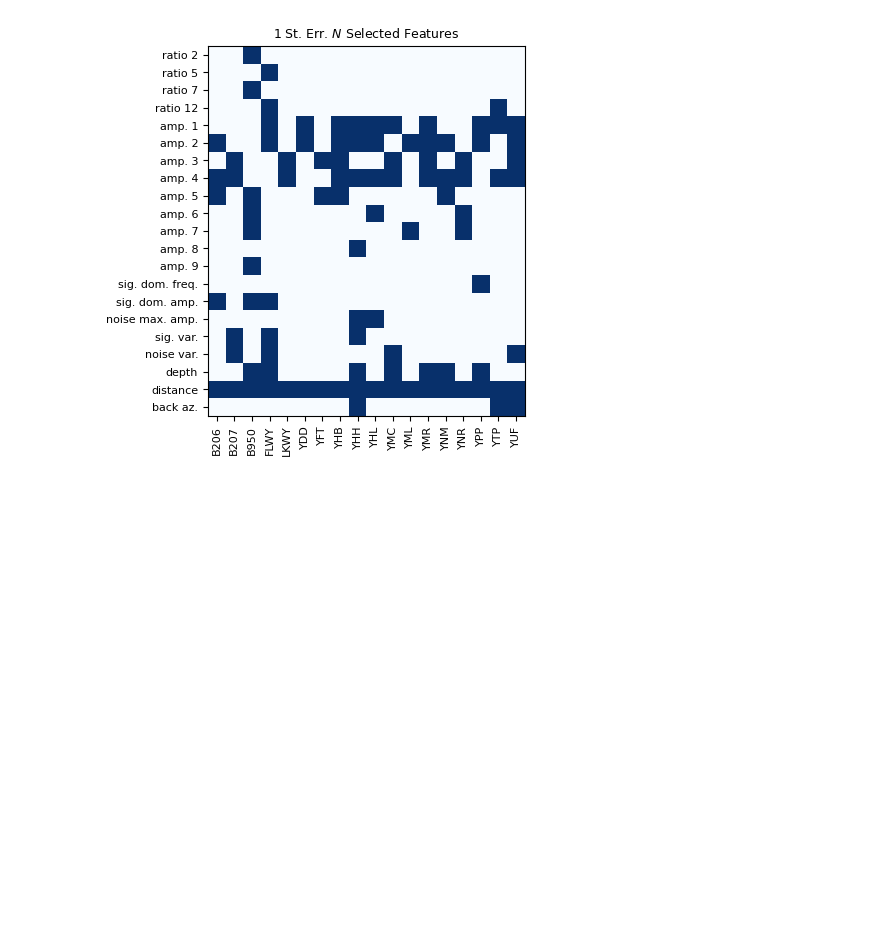
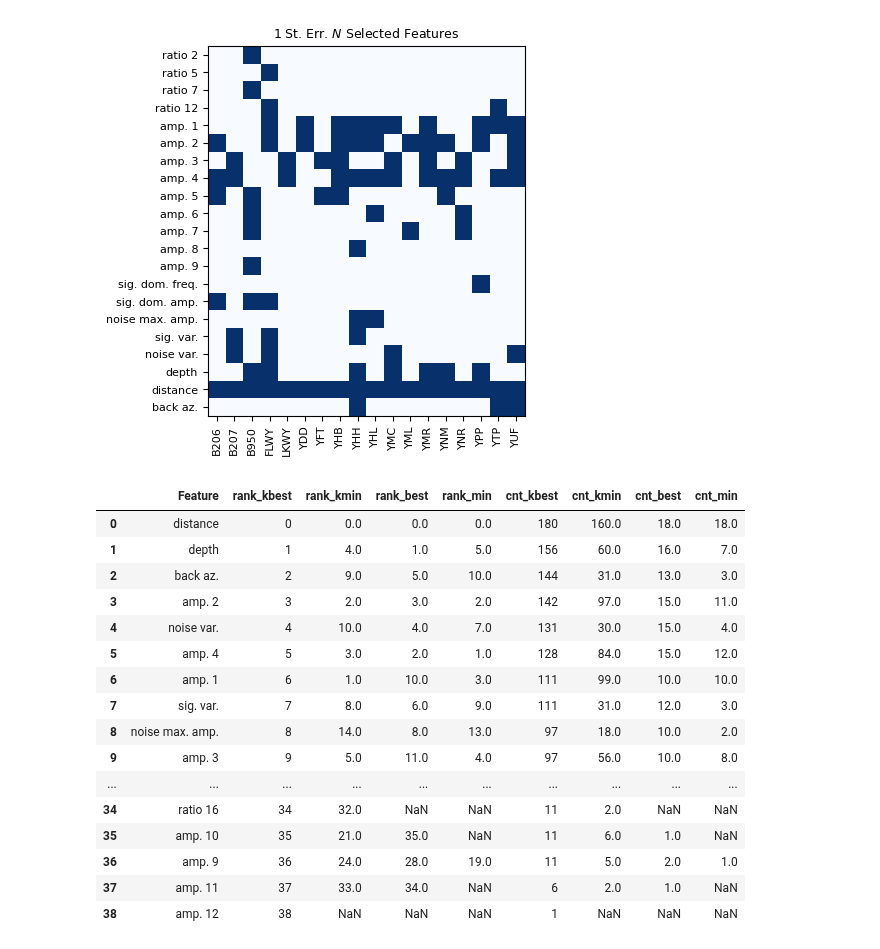
Before and after one commit to armstrong06/featmag, a Jupyter notebook: notebooks_feature_selection/rfecvAllSStationsResults.ipynb, the cells around one changed output. Cells and saved outputs as stored; diff of their text form; code cells hidden in the pictures; blank space fills up the shorter version.

Commit message:
look at feature ranks

```diff
--- a/notebooks_feature_selection/rfecvAllSStationsResults.ipynb
+++ b/notebooks_feature_selection/rfecvAllSStationsResults.ipynb
@@ -163,3 +184,6 @@ oste_feat_summary_df
 | 26 | amp. 11 | 2 |
 | 6 | ratio 7 | 1 |
 | 8 | ratio 9 | 1 |
+# %%
+oste_feat_summary_df['rank'] = np.arange(oste_feat_summary_df.shape[0])
+oste_feat_summary_df
@@ -212,3 +254,6 @@ sel_feat_summary_df
 | 9 | ratio 10 | 1 |
 | 26 | amp. 11 | 1 |
 | 25 | amp. 10 | 1 |
+# %%
+sel_feat_summary_df['rank'] = np.arange(sel_feat_summary_df.shape[0])
+sel_feat_summary_df
@@ -263,3 +326,6 @@ sel_oste_feat_summary_df
 | 11 | amp. 8 | 1 |
 | 12 | amp. 9 | 1 |
 | 13 | sig. dom. freq. | 1 |
+# %%
+sel_oste_feat_summary_df['rank'] = np.arange(sel_oste_feat_summary_df.shape[0])
+sel_oste_feat_summary_df
@@ -279,3 +363,29 @@ plotting.plot_rfecv_feature_heatmap(selected_oste_features_df,
 # %% [output]
 <matplotlib.image.AxesImage at 0x...>
 [figure]
+# %%
+sum_merge=best_feat_summary_df.merge(oste_feat_summary_df, on='Feature', suffixes=('_kbest', '_kmin'), how='outer') \
+                    .merge(sel_feat_summary_df, on="Feature", how='outer') \
+                    .merge(sel_oste_feat_summary_df, on='Feature', suffixes=('_best', '_min'), how='outer')
+# %%
+sum_merge[['Feature', 'rank_kbest',  'rank_kmin',
+                    'rank_best', 'rank_min', 'cnt_kbest',
+                      'cnt_kmin', 'cnt_best','cnt_min']]
+# %% [output]
+|  | Feature | rank_kbest | rank_kmin | rank_best | rank_min | cnt_kbest | cnt_kmin | cnt_best | cnt_min |
+| 0 | distance | 0 | 0.0 | 0.0 | 0.0 | 180 | 160.0 | 18.0 | 18.0 |
+| 1 | depth | 1 | 4.0 | 1.0 | 5.0 | 156 | 60.0 | 16.0 | 7.0 |
+| 2 | back az. | 2 | 9.0 | 5.0 | 10.0 | 144 | 31.0 | 13.0 | 3.0 |
+| 3 | amp. 2 | 3 | 2.0 | 3.0 | 2.0 | 142 | 97.0 | 15.0 | 11.0 |
+| 4 | noise var. | 4 | 10.0 | 4.0 | 7.0 | 131 | 30.0 | 15.0 | 4.0 |
+| 5 | amp. 4 | 5 | 3.0 | 2.0 | 1.0 | 128 | 84.0 | 15.0 | 12.0 |
+| 6 | amp. 1 | 6 | 1.0 | 10.0 | 3.0 | 111 | 99.0 | 10.0 | 10.0 |
+| 7 | sig. var. | 7 | 8.0 | 6.0 | 9.0 | 111 | 31.0 | 12.0 | 3.0 |
+| 8 | noise max. amp. | 8 | 14.0 | 8.0 | 13.0 | 97 | 18.0 | 10.0 | 2.0 |
+| 9 | amp. 3 | 9 | 5.0 | 11.0 | 4.0 | 97 | 56.0 | 10.0 | 8.0 |
+| ... | ... | ... | ... | ... | ... | ... | ... | ... | ... |
+| 34 | ratio 16 | 34 | 32.0 | NaN | NaN | 11 | 2.0 | NaN | NaN |
+| 35 | amp. 10 | 35 | 21.0 | 35.0 | NaN | 11 | 6.0 | 1.0 | NaN |
+| 36 | amp. 9 | 36 | 24.0 | 28.0 | 19.0 | 11 | 5.0 | 2.0 | 1.0 |
+| 37 | amp. 11 | 37 | 33.0 | 34.0 | NaN | 6 | 2.0 | 1.0 | NaN |
+| 38 | amp. 12 | 38 | NaN | NaN | NaN | 1 | NaN | NaN | NaN |
```
Also changed, not shown: parts of 4 cells of this notebook.
